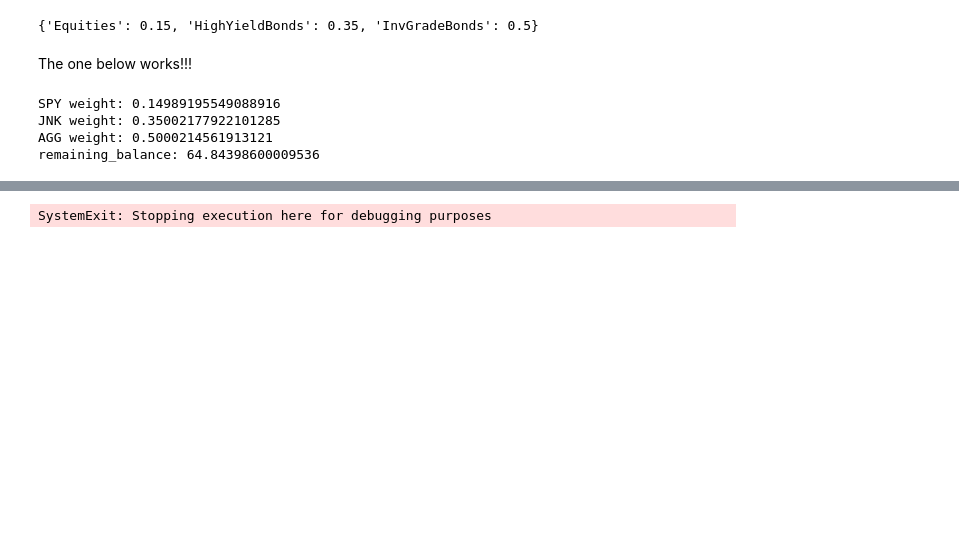
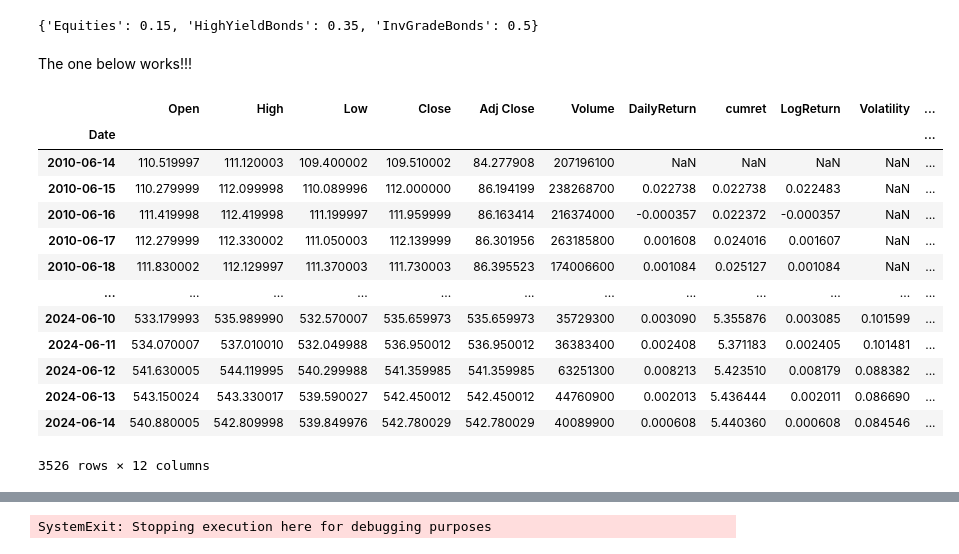
Before and after one commit to XiaozheZhangLehigh/Evaluating-the-Role-of-High-Yield-Bonds, a Jupyter notebook: code.ipynb, the cells around one changed output, grey strips where cells are left out. Drawn from its saved outputs; the diff is of its cells as text; code cells hidden in the pictures; blank space fills up the shorter version.

Commit message:
The rebalance structure is done, and the big big function for the different allocation backtest is also working

```diff
--- a/code.ipynb
+++ b/code.ipynb
@@ -947,11 +946,23 @@ agg_weight = agg_value_at_rebalance / portfolio_value
 # %%
-# Print the weights after rebalancing
-print(f"SPY weight: {spy_weight}")
-print(f"JNK weight: {jnk_weight}")
-print(f"AGG weight: {agg_weight}")
-print(f"remaining_balance: {remaining_balance}")
+# # Print the weights after rebalancing
+# print(f"SPY weight: {spy_weight}")
+# print(f"JNK weight: {jnk_weight}")
+# print(f"AGG weight: {agg_weight}")
+# print(f"remaining_balance: {remaining_balance}")
-# %% [output]
-SPY weight: 0.14989195549088916
-JNK weight: 0.35002177922101285
-AGG weight: 0.5000214561913121
-remaining_balance: 64.84398600009536
+# %%
+spy_backtest
+# %% [output]
+|  | Open | High | Low | Close | Adj Close | Volume | DailyReturn | cumret | LogReturn | Volatility | ... |
+| Date |  |  |  |  |  |  |  |  |  |  | ... |
+| 2010-06-14 | 110.519997 | 111.120003 | 109.400002 | 109.510002 | 84.277908 | 207196100 | NaN | NaN | NaN | NaN | ... |
+| 2010-06-15 | 110.279999 | 112.099998 | 110.089996 | 112.000000 | 86.194199 | 238268700 | 0.022738 | 0.022738 | 0.022483 | NaN | ... |
+| 2010-06-16 | 111.419998 | 112.419998 | 111.199997 | 111.959999 | 86.163414 | 216374000 | -0.000357 | 0.022372 | -0.000357 | NaN | ... |
+| 2010-06-17 | 112.279999 | 112.330002 | 111.050003 | 112.139999 | 86.301956 | 263185800 | 0.001608 | 0.024016 | 0.001607 | NaN | ... |
+| 2010-06-18 | 111.830002 | 112.129997 | 111.370003 | 111.730003 | 86.395523 | 174006600 | 0.001084 | 0.025127 | 0.001084 | NaN | ... |
+| ... | ... | ... | ... | ... | ... | ... | ... | ... | ... | ... | ... |
+| 2024-06-10 | 533.179993 | 535.989990 | 532.570007 | 535.659973 | 535.659973 | 35729300 | 0.003090 | 5.355876 | 0.003085 | 0.101599 | ... |
+| 2024-06-11 | 534.070007 | 537.010010 | 532.049988 | 536.950012 | 536.950012 | 36383400 | 0.002408 | 5.371183 | 0.002405 | 0.101481 | ... |
+| 2024-06-12 | 541.630005 | 544.119995 | 540.299988 | 541.359985 | 541.359985 | 63251300 | 0.008213 | 5.423510 | 0.008179 | 0.088382 | ... |
+| 2024-06-13 | 543.150024 | 543.330017 | 539.590027 | 542.450012 | 542.450012 | 44760900 | 0.002013 | 5.436444 | 0.002011 | 0.086690 | ... |
+| 2024-06-14 | 540.880005 | 542.809998 | 539.849976 | 542.780029 | 542.780029 | 40089900 | 0.000608 | 5.440360 | 0.000608 | 0.084546 | ... |
+3526 rows × 12 columns
```
Also changed, not shown: parts of 10 cells of this notebook, 9 other files.
